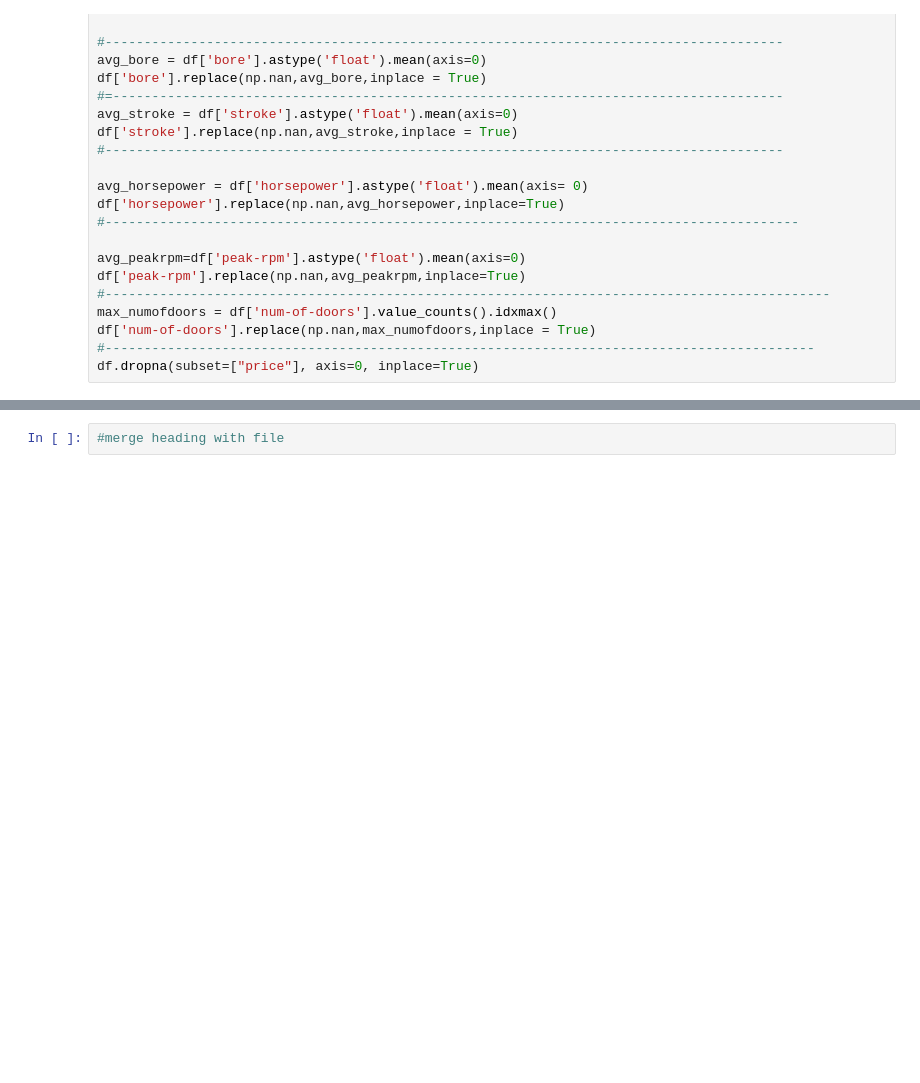
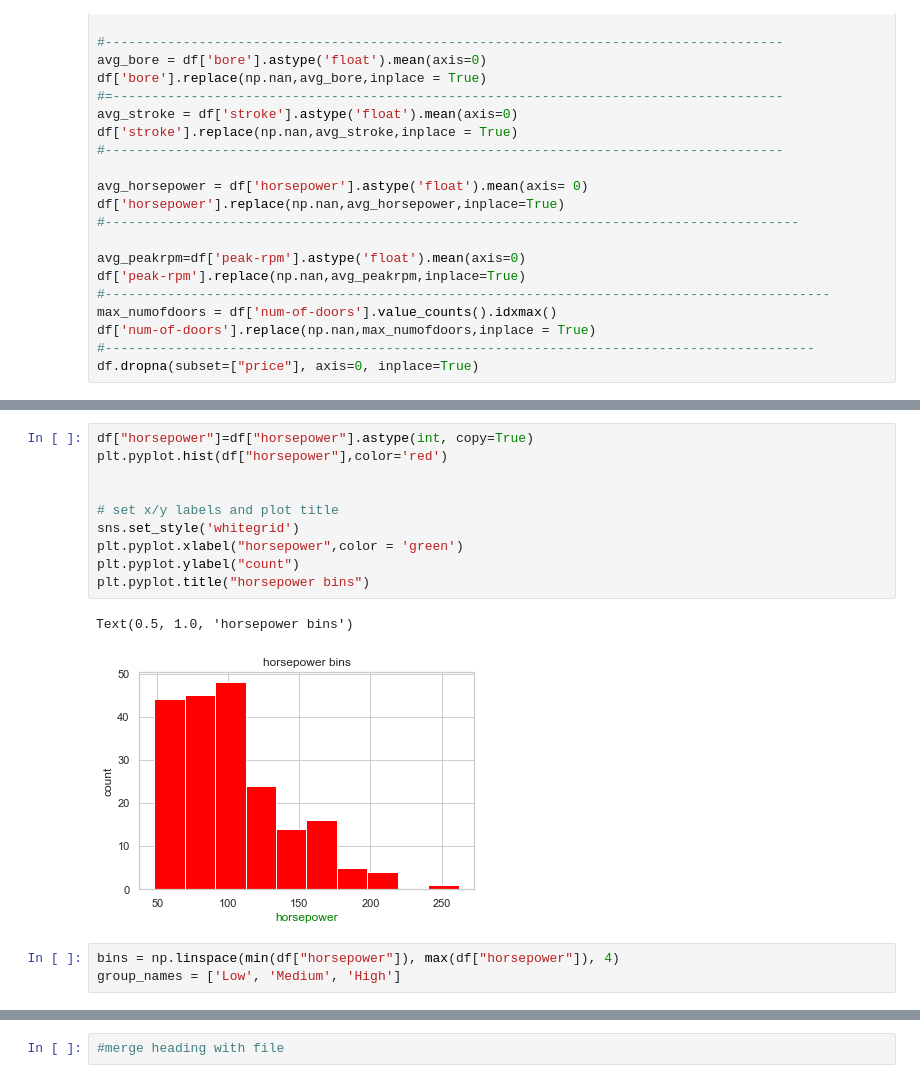
Before and after one commit to bbamzi/Old-Car, a Jupyter notebook: oldcars.ipynb, the cells around one changed output, grey strips where cells are left out. Drawn from its saved outputs; the diff is of its cells as text; blank space fills up the shorter version.

```diff
--- a/oldcars.ipynb
+++ b/oldcars.ipynb
@@ -68,3 +93,19 @@ df['normalized-losses']
+# %%
+df["horsepower"]=df["horsepower"].astype(int, copy=True)
+plt.pyplot.hist(df["horsepower"],color='red')
+
+
+# set x/y labels and plot title
+sns.set_style('whitegrid')
+plt.pyplot.xlabel("horsepower",color = 'green')
+plt.pyplot.ylabel("count")
+plt.pyplot.title("horsepower bins")
+# %% [output]
+Text(0.5, 1.0, 'horsepower bins')
+[figure, added]
+# %%
+bins = np.linspace(min(df["horsepower"]), max(df["horsepower"]), 4)
+group_names = ['Low', 'Medium', 'High']
 # %%
 cat = df[["make","fuel-type","aspiration", "num-of-doors","body-style",
          "drive-wheels","engine-location","engine-type",
```
Also changed, not shown: parts of 9 cells of this notebook.
